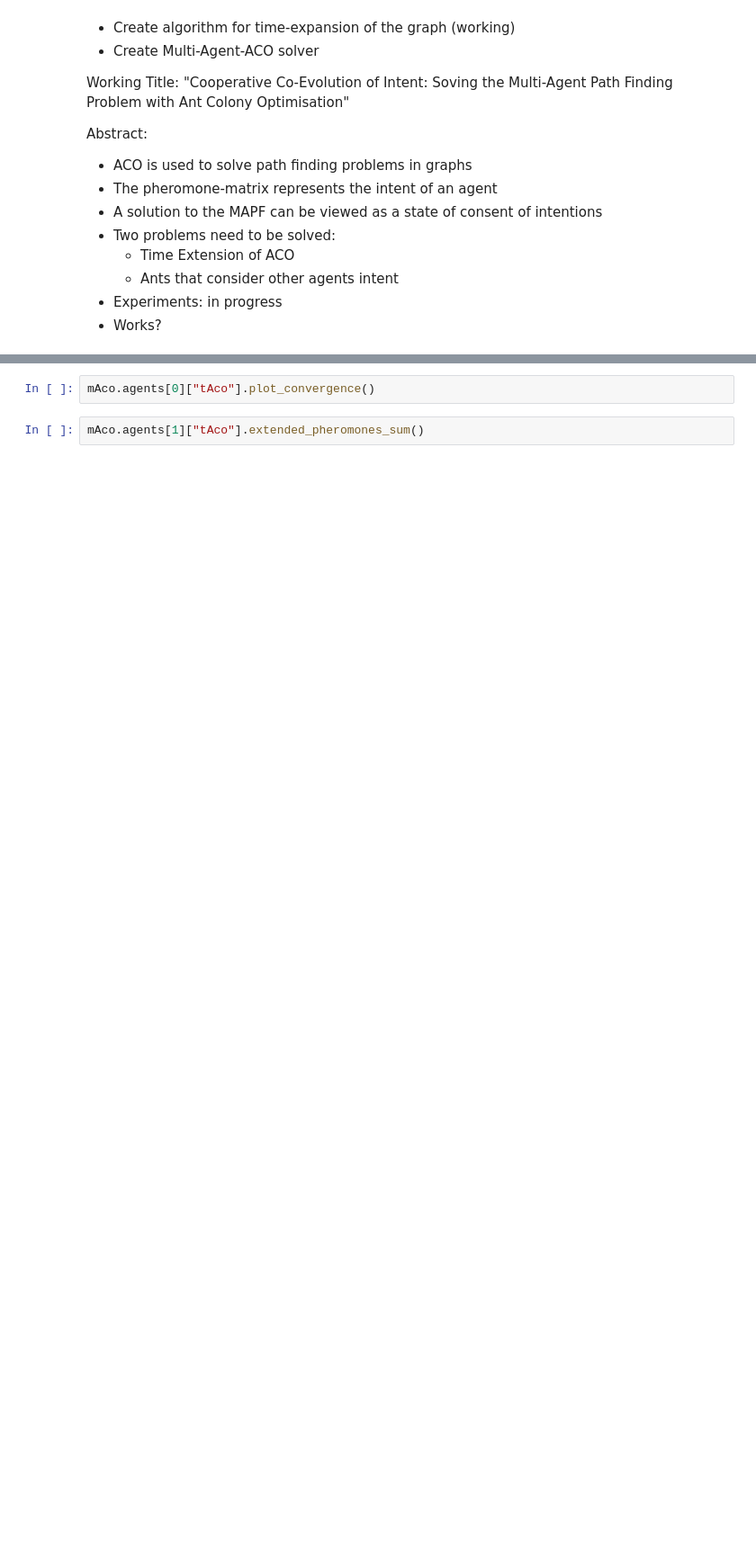
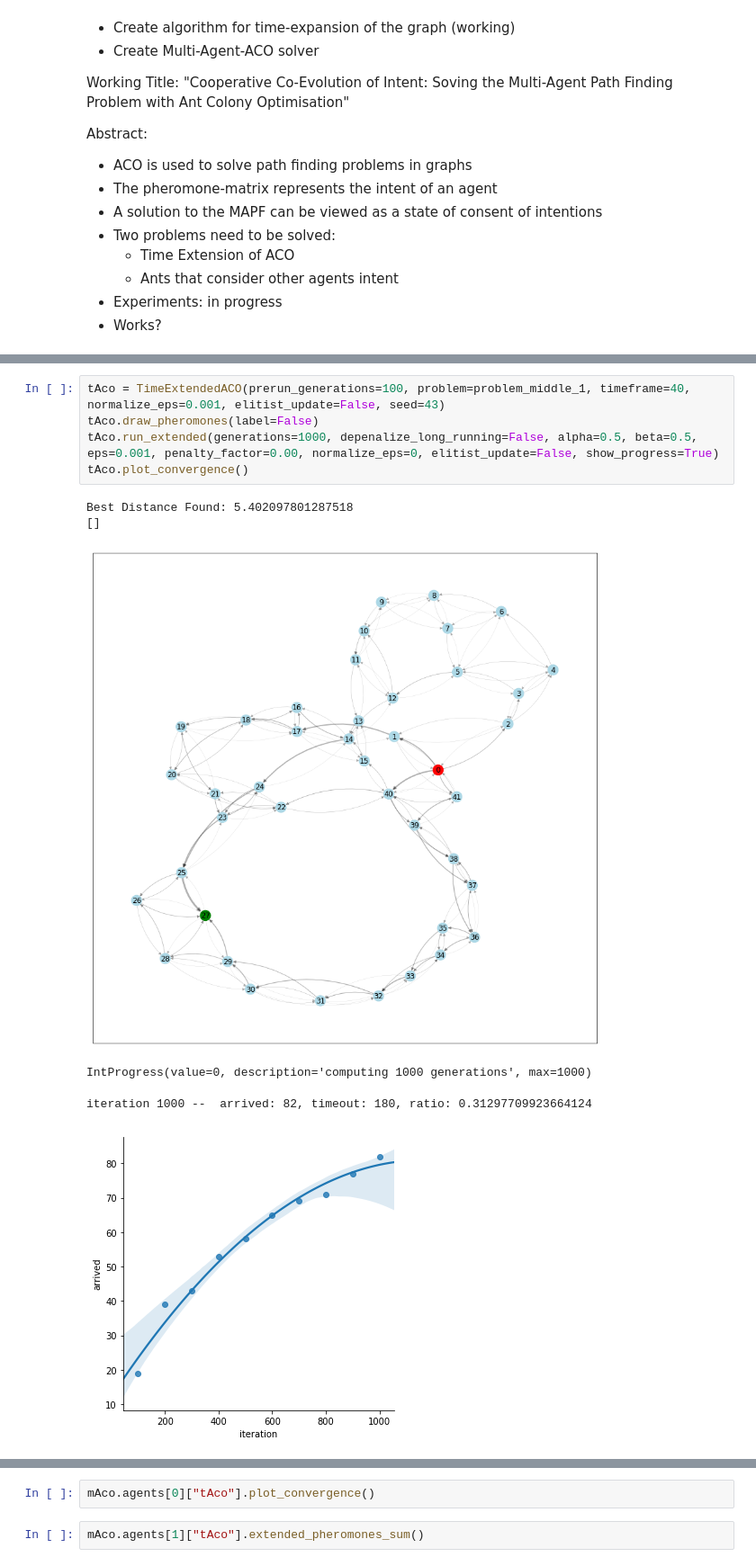
Before and after one commit to ovgu-FINken/ACO-MAPF, a Jupyter notebook: MAPF-ACO.ipynb, the cells around one changed output, grey strips where cells are left out. Shown at 90% size. Drawn from its saved outputs; the diff is of its cells as text; blank space fills up the shorter version.

```diff
--- a/MAPF-ACO.ipynb
+++ b/MAPF-ACO.ipynb
@@ -799,0 +726,12 @@ pd.DataFrame(mAco.agents[1]["tAco"].extended_pheromones[0])
+# %%
+tAco = TimeExtendedACO(prerun_generations=100, problem=problem_middle_1, timeframe=40, normalize_eps=0.001, elitist_update=False, seed=43)
+tAco.draw_pheromones(label=False)
+tAco.run_extended(generations=1000, depenalize_long_running=False, alpha=0.5, beta=0.5, eps=0.001, penalty_factor=0.00, normalize_eps=0, elitist_update=False, show_progress=True)
+tAco.plot_convergence()
+# %% [output]
+Best Distance Found: 5.402097801287518
+[]
+[figure, added]
+IntProgress(value=0, description='computing 1000 generations', max=1000)
+iteration 1000 --  arrived: 82, timeout: 180, ratio: 0.31297709923664124
+[figure, added]
```
Also changed, not shown: parts of 48 cells of this notebook.
